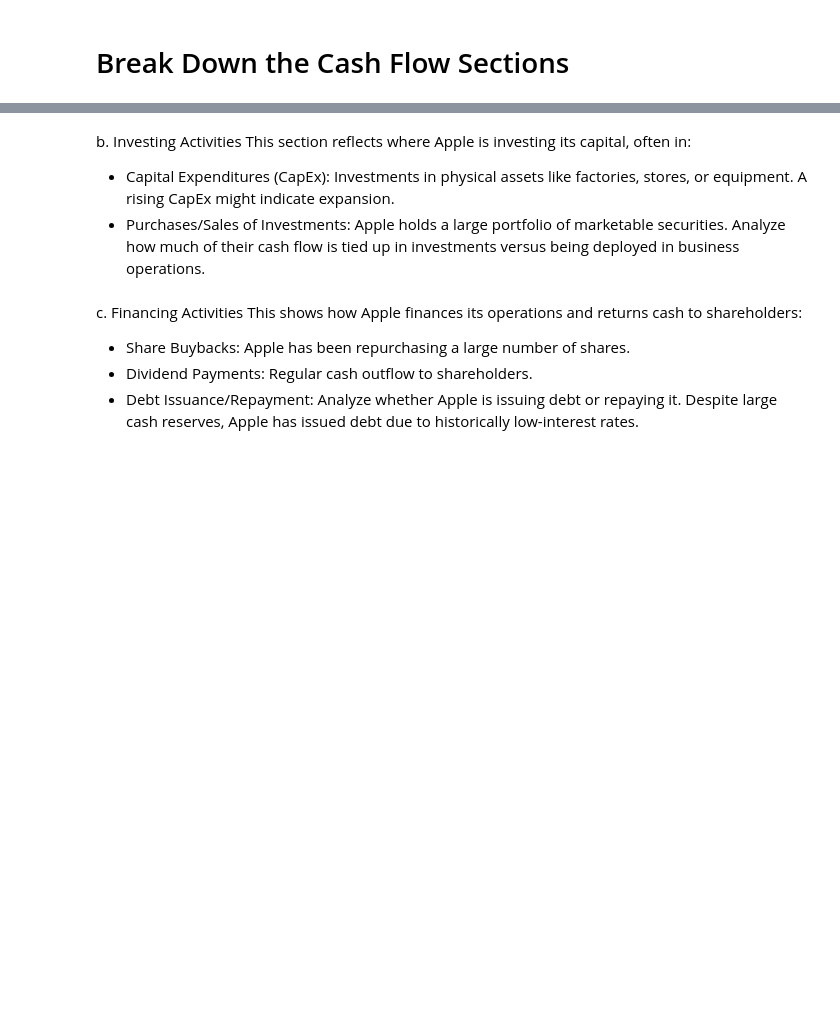
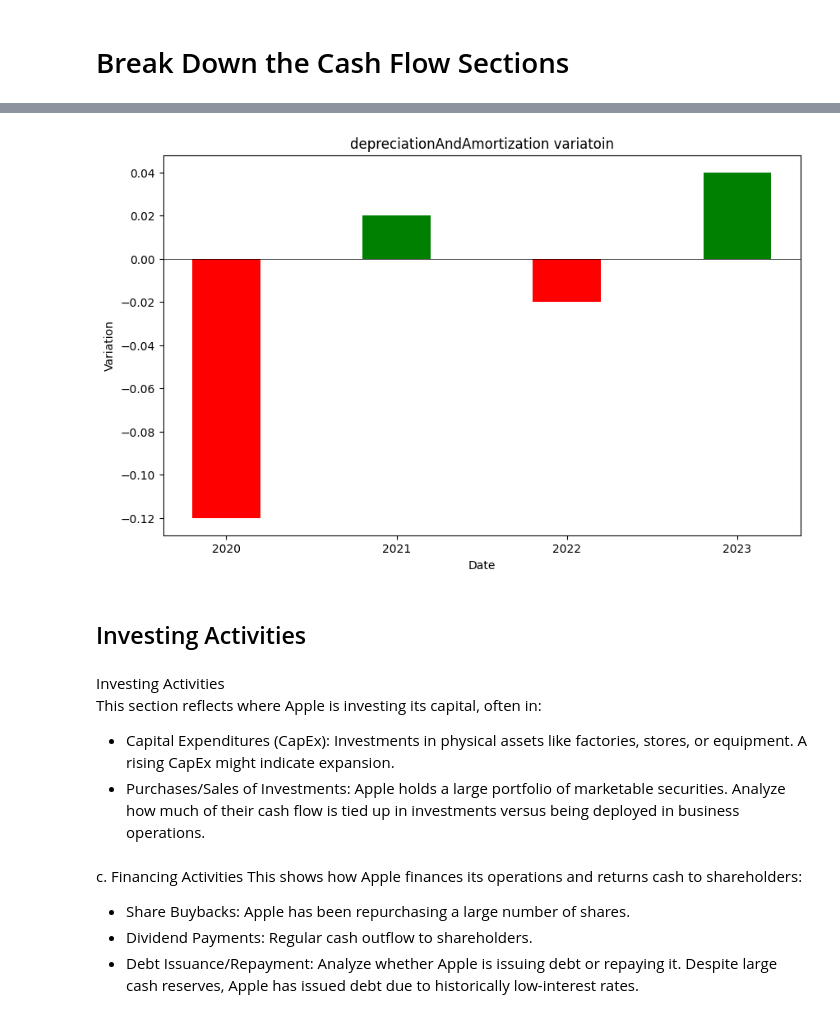
Before and after one commit to chiseanchang0727/financial-report-crawler, a Jupyter notebook: test_region/cashflow_analyzie.ipynb, the cells around one changed output, grey strips where cells are left out. Saved outputs shown, nothing was run; the diff lists cells and outputs as text; code cells hidden in the pictures; blank space fills up the shorter version.

```diff
--- a/test_region/cashflow_analyzie.ipynb
+++ b/test_region/cashflow_analyzie.ipynb
@@ -165,0 +261,4 @@ plot_cashflow(data=operating_activities,
+# %%
+df_depreciationAndAmortization = df_aapl_cashflow[['calendarYear', 'depreciationAndAmortization']]
+df_depreciationAndAmortization_variatoin = get_variation(df_depreciationAndAmortization, col='depreciationAndAmortization', new_colname='depreciationAndAmortization_variation')
+df_depreciationAndAmortization_variatoin
@@ -166,5 +271,16 @@ plot_cashflow(data=operating_activities,
+# %%
+plot_variation(
+    df_depreciationAndAmortization_variatoin,
+    date_col='calendarYear',
+    variation_col='depreciationAndAmortization_variation',
+    title='depreciationAndAmortization variatoin'
+)
+# %% [output]
+[figure, added]
+# %% [markdown]
+## Investing Activities
 # %% [markdown]
-b. Investing Activities
+Investing Activities
 This section reflects where Apple is investing its capital, often in:
 
 - Capital Expenditures (CapEx): Investments in physical assets like factories, stores, or equipment. A rising CapEx might indicate expansion.
```
Also changed, not shown: parts of 30 cells of this notebook.
